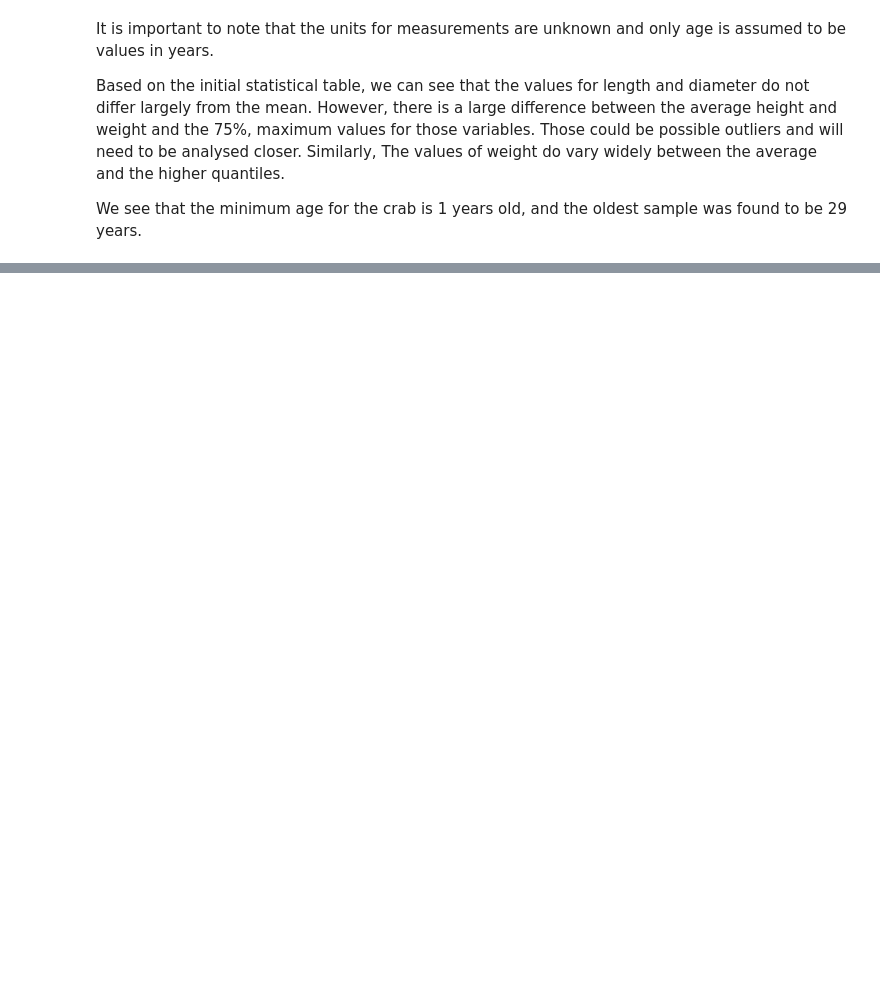
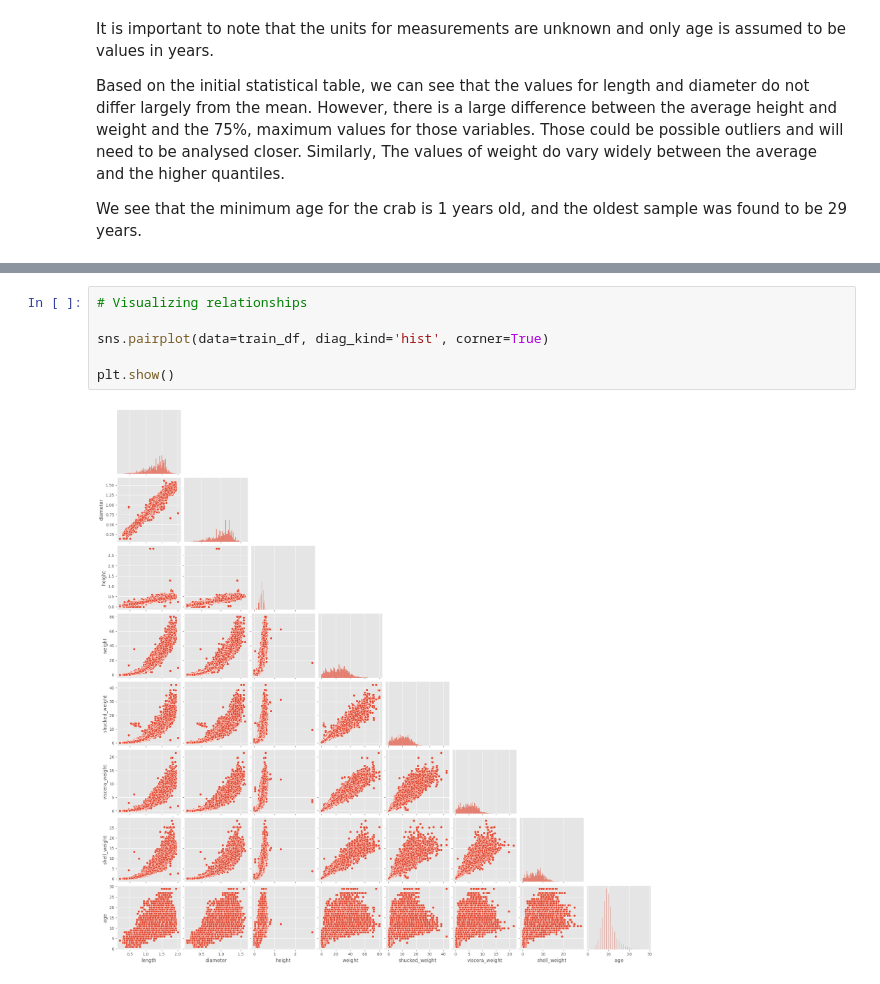
Before and after one commit to timjrchan/Predicting_Crab_Age, a Jupyter notebook: code/01_Notebook.ipynb, the cells around one changed output, grey strips where cells are left out. Drawn from its saved outputs; the diff is of its cells as text; blank space fills up the shorter version.

```diff
--- a/code/01_Notebook.ipynb
+++ b/code/01_Notebook.ipynb
@@ -171,0 +215,8 @@ TypeError: ufunc 'divide' not supported for the input types, and the inputs coul
+# %%
+# Visualizing relationships
+
+sns.pairplot(data=train_df, diag_kind='hist', corner=True)
+
+plt.show()
+# %% [output]
+[figure, added]
```
Also changed, not shown: parts of 13 cells of this notebook.
